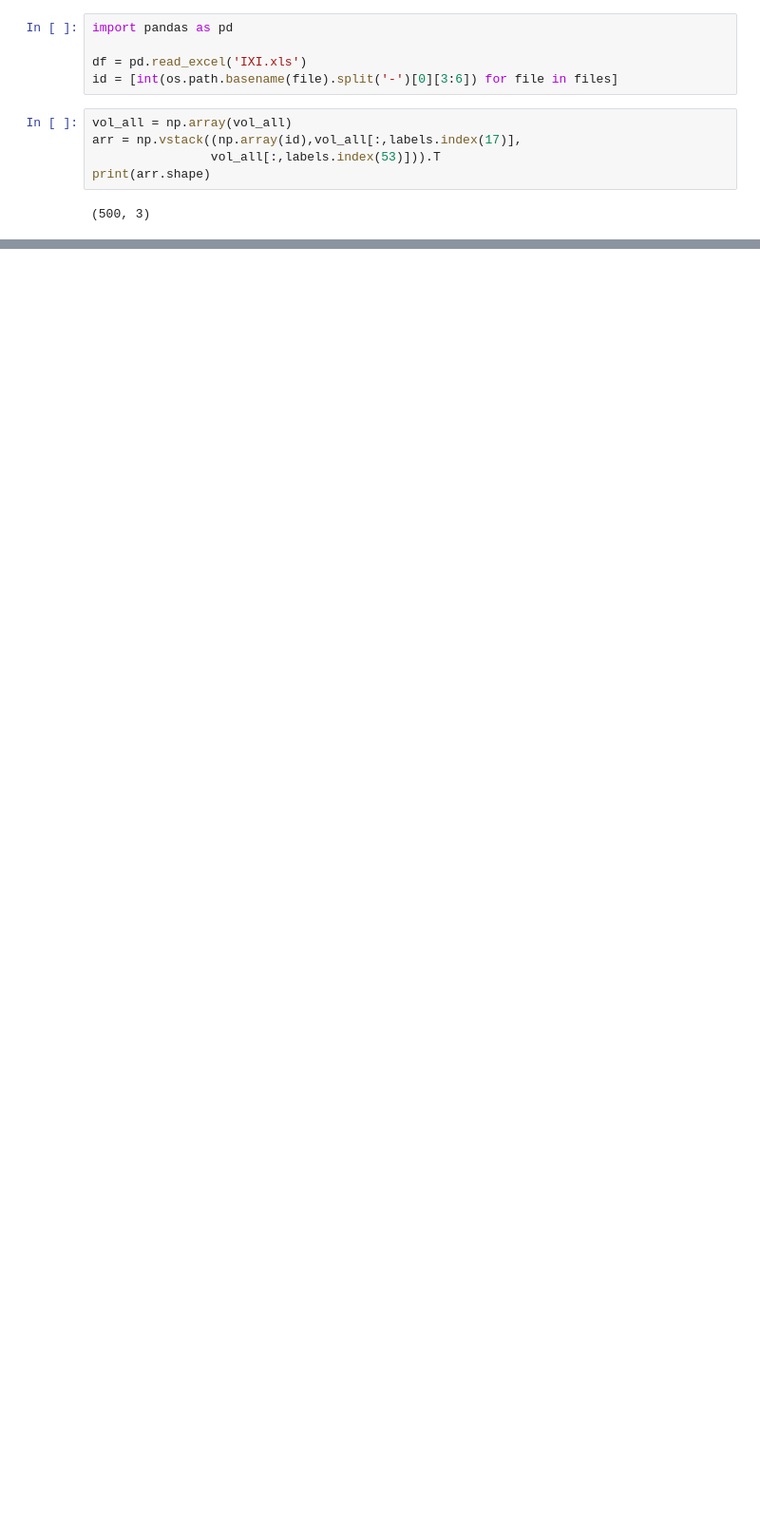
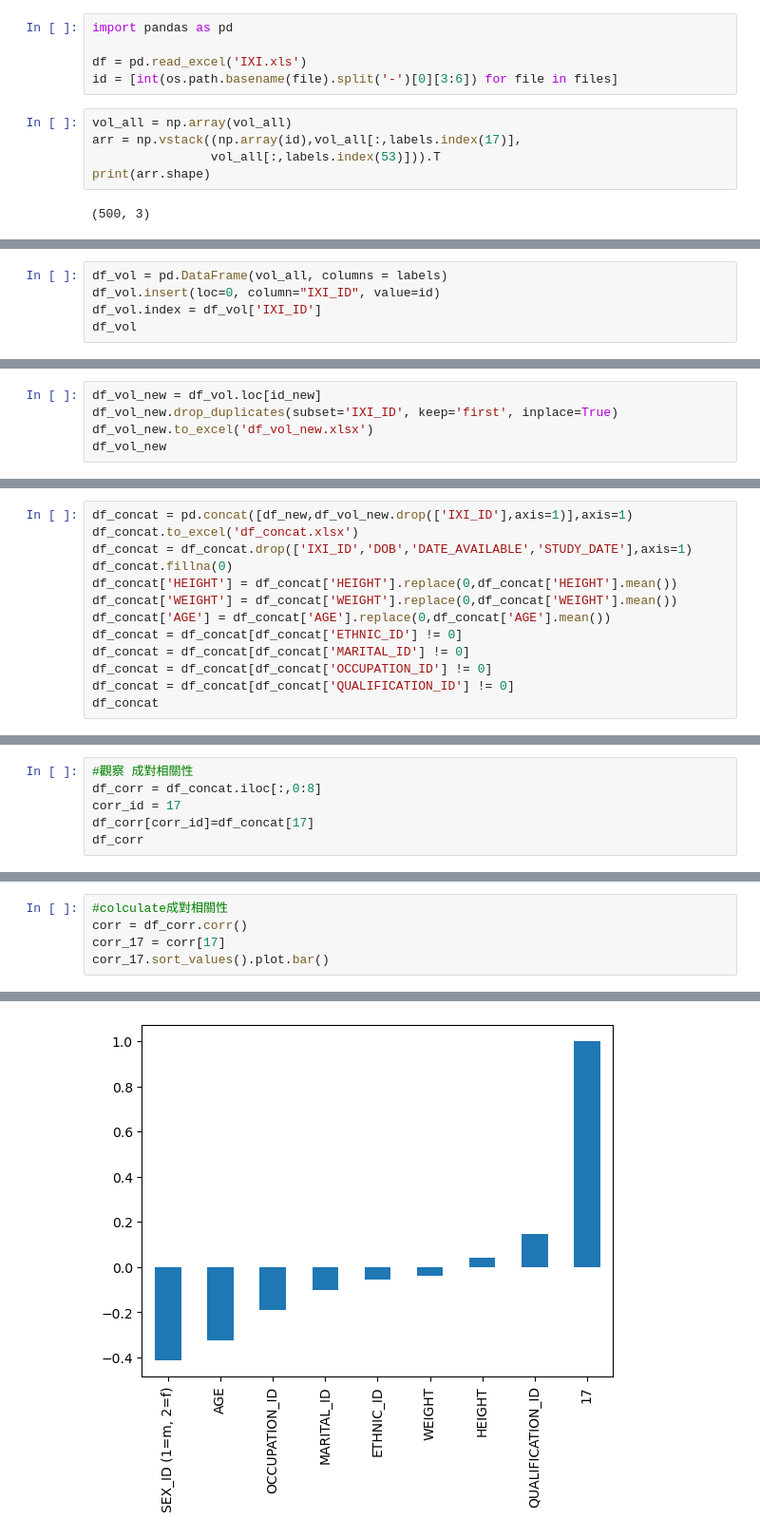
Before and after one commit to DanielHo-BS/MRI, a Jupyter notebook: FLASH_HW2/HW2.ipynb, the cells around one changed output, grey strips where cells are left out. Shown: that part at 95% size. Saved outputs shown, nothing was run; the diff lists cells and outputs as text; blank space fills up the shorter version.

```diff
--- a/FLASH_HW2/HW2.ipynb
+++ b/FLASH_HW2/HW2.ipynb
@@ -44,0 +80,5 @@ df_new.to_excel('df_new.xlsx')
+# %%
+df_vol = pd.DataFrame(vol_all, columns = labels)
+df_vol.insert(loc=0, column="IXI_ID", value=id)
+df_vol.index = df_vol['IXI_ID']
+df_vol
@@ -44,0 +100,5 @@ df_new.to_excel('df_new.xlsx')
+# %%
+df_vol_new = df_vol.loc[id_new]
+df_vol_new.drop_duplicates(subset='IXI_ID', keep='first', inplace=True)
+df_vol_new.to_excel('df_vol_new.xlsx')
+df_vol_new
@@ -44,0 +120,13 @@ df_new.to_excel('df_new.xlsx')
+# %%
+df_concat = pd.concat([df_new,df_vol_new.drop(['IXI_ID'],axis=1)],axis=1)
+df_concat.to_excel('df_concat.xlsx')
+df_concat = df_concat.drop(['IXI_ID','DOB','DATE_AVAILABLE','STUDY_DATE'],axis=1)
+df_concat.fillna(0)
+df_concat['HEIGHT'] = df_concat['HEIGHT'].replace(0,df_concat['HEIGHT'].mean())
+df_concat['WEIGHT'] = df_concat['WEIGHT'].replace(0,df_concat['WEIGHT'].mean())
+df_concat['AGE'] = df_concat['AGE'].replace(0,df_concat['AGE'].mean())
+df_concat = df_concat[df_concat['ETHNIC_ID'] != 0]
+df_concat = df_concat[df_concat['MARITAL_ID'] != 0]
+df_concat = df_concat[df_concat['OCCUPATION_ID'] != 0]
+df_concat = df_concat[df_concat['QUALIFICATION_ID'] != 0]
+df_concat
@@ -44,0 +148,6 @@ df_new.to_excel('df_new.xlsx')
+# %%
+#觀察 成對相關性
+df_corr = df_concat.iloc[:,0:8]
+corr_id = 17
+df_corr[corr_id]=df_concat[17]
+df_corr
@@ -44,0 +169,6 @@ df_new.to_excel('df_new.xlsx')
+# %%
+#colculate成對相關性
+corr = df_corr.corr()
+corr_17 = corr[17]
+corr_17.sort_values().plot.bar()
+# %% [output]
@@ -44,0 +176 @@ df_new.to_excel('df_new.xlsx')
+[figure, added]
```
Also changed, not shown: parts of 9 cells of this notebook, 3 other files.
